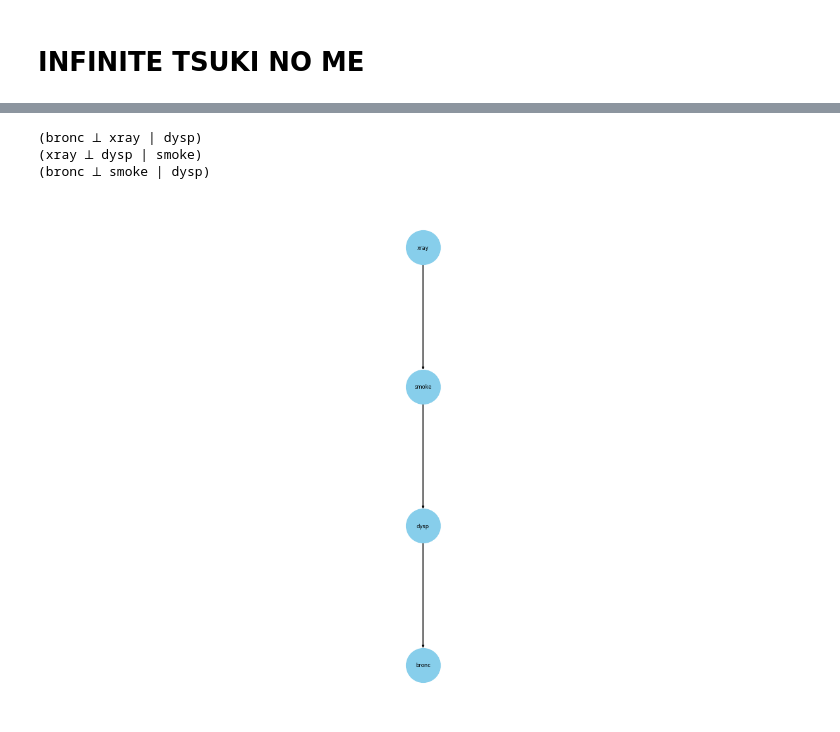
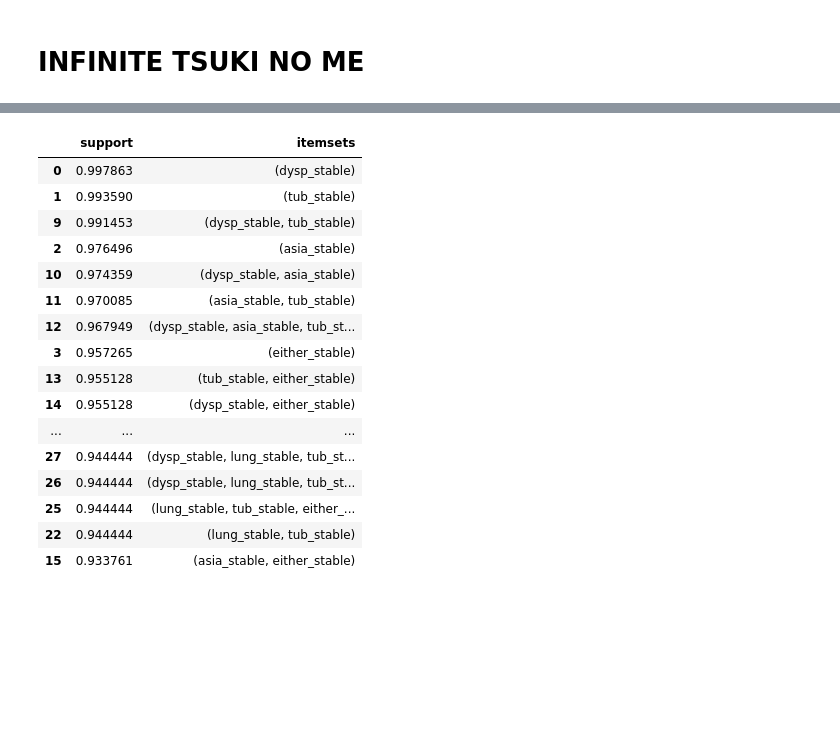
Before and after one commit to TumeloMkwambe/Honours-RP, a Jupyter notebook: main.ipynb, the cells around one changed output, grey strips where cells are left out. Saved outputs shown, nothing was run; the diff lists cells and outputs as text; code cells hidden in the pictures; blank space fills up the shorter version.

```diff
--- a/main.ipynb
+++ b/main.ipynb
@@ -304,10 +246,0 @@ metrics.draw_network(explainer.pdag)
-# %%
-explainer.dag.get_independencies()
-# %% [output]
-(bronc ⟂ xray | dysp)
-(xray ⟂ dysp | smoke)
-(bronc ⟂ smoke | dysp)
-# %%
-metrics.draw_network(explainer.dag)
-# %% [output]
-[figure, removed]
@@ -313,0 +249,20 @@ metrics.draw_network(explainer.dag)
+# %%
+explainer.patterns[0].sort_values(by = "support", ascending = False).head(20)
+# %% [output]
+|  | support | itemsets |
+| 0 | 0.997863 | (dysp_stable) |
+| 1 | 0.993590 | (tub_stable) |
+| 9 | 0.991453 | (dysp_stable, tub_stable) |
+| 2 | 0.976496 | (asia_stable) |
+| 10 | 0.974359 | (dysp_stable, asia_stable) |
+| 11 | 0.970085 | (asia_stable, tub_stable) |
+| 12 | 0.967949 | (dysp_stable, asia_stable, tub_st... |
+| 3 | 0.957265 | (either_stable) |
+| 13 | 0.955128 | (tub_stable, either_stable) |
+| 14 | 0.955128 | (dysp_stable, either_stable) |
+| ... | ... | ... |
+| 27 | 0.944444 | (dysp_stable, lung_stable, tub_st... |
+| 26 | 0.944444 | (dysp_stable, lung_stable, tub_st... |
+| 25 | 0.944444 | (lung_stable, tub_stable, either_... |
+| 22 | 0.944444 | (lung_stable, tub_stable) |
+| 15 | 0.933761 | (asia_stable, either_stable) |
```
Also changed, not shown: parts of 13 cells of this notebook, 1 other file.
